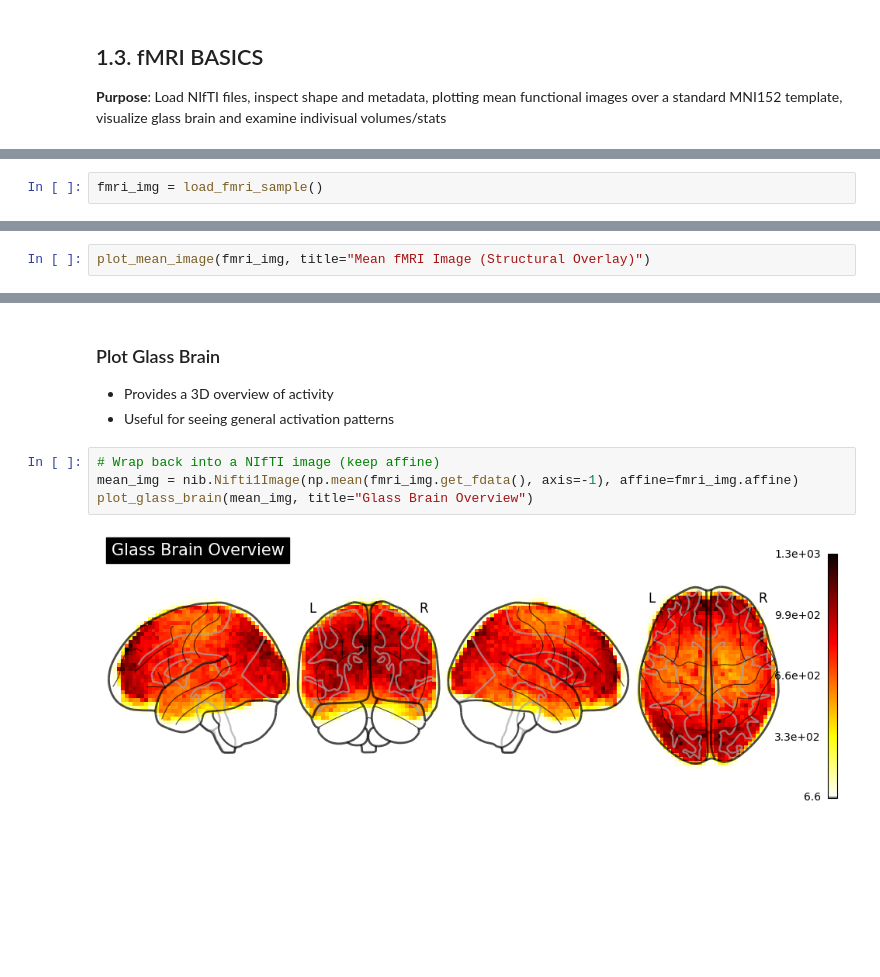
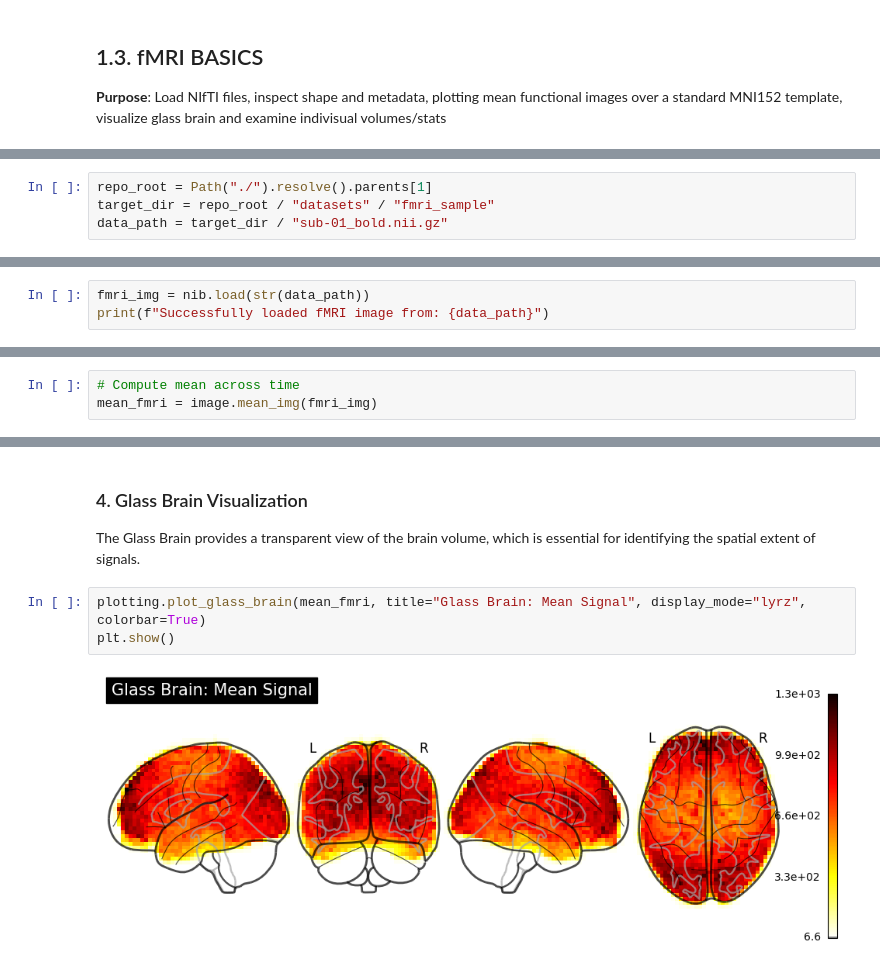
Before and after one commit to yibeisita/neuro-ai-playground, a Jupyter notebook: tutorials/01_foundations/03_fmri_basics.ipynb, the cells around one changed output, grey strips where cells are left out. Cells and saved outputs as stored; diff of their text form; blank space fills up the shorter version.

Commit message:
feat: fmri basics refactored

```diff
--- a/tutorials/01_foundations/03_fmri_basics.ipynb
+++ b/tutorials/01_foundations/03_fmri_basics.ipynb
@@ -15,2 +25,4 @@ import matplotlib.pyplot as plt
 # %%
-fmri_img = load_fmri_sample()
+repo_root = Path("./").resolve().parents[1]
+target_dir = repo_root / "datasets" / "fmri_sample"
+data_path = target_dir / "sub-01_bold.nii.gz"
@@ -16,0 +36,3 @@ fmri_img = load_fmri_sample()
+# %%
+fmri_img = nib.load(str(data_path))
+print(f"Successfully loaded fMRI image from: {data_path}")
@@ -51,2 +72,3 @@ Data shape: (50, 59, 50, 168)
 # %%
-plot_mean_image(fmri_img, title="Mean fMRI Image (Structural Overlay)")
+# Compute mean across time
+mean_fmri = image.mean_img(fmri_img)
@@ -55,11 +89,9 @@ plot_mean_image(fmri_img, title="Mean fMRI Image (Structural Overlay)")
 # %% [markdown]
-### Plot Glass Brain
-- Provides a 3D overview of activity
-- Useful for seeing general activation patterns
+### 4. Glass Brain Visualization
+The Glass Brain provides a transparent view of the brain volume, which is essential for identifying the spatial extent of signals.
 # %%
-# Wrap back into a NIfTI image (keep affine)
-mean_img = nib.Nifti1Image(np.mean(fmri_img.get_fdata(), axis=-1), affine=fmri_img.affine)
-plot_glass_brain(mean_img, title="Glass Brain Overview")
+plotting.plot_glass_brain(mean_fmri, title="Glass Brain: Mean Signal", display_mode="lyrz", colorbar=True)
+plt.show()
 # %% [output]
-[figure, old version]
+[figure, new version]
 # %% [markdown]
```
Also changed, not shown: parts of 17 cells of this notebook.
